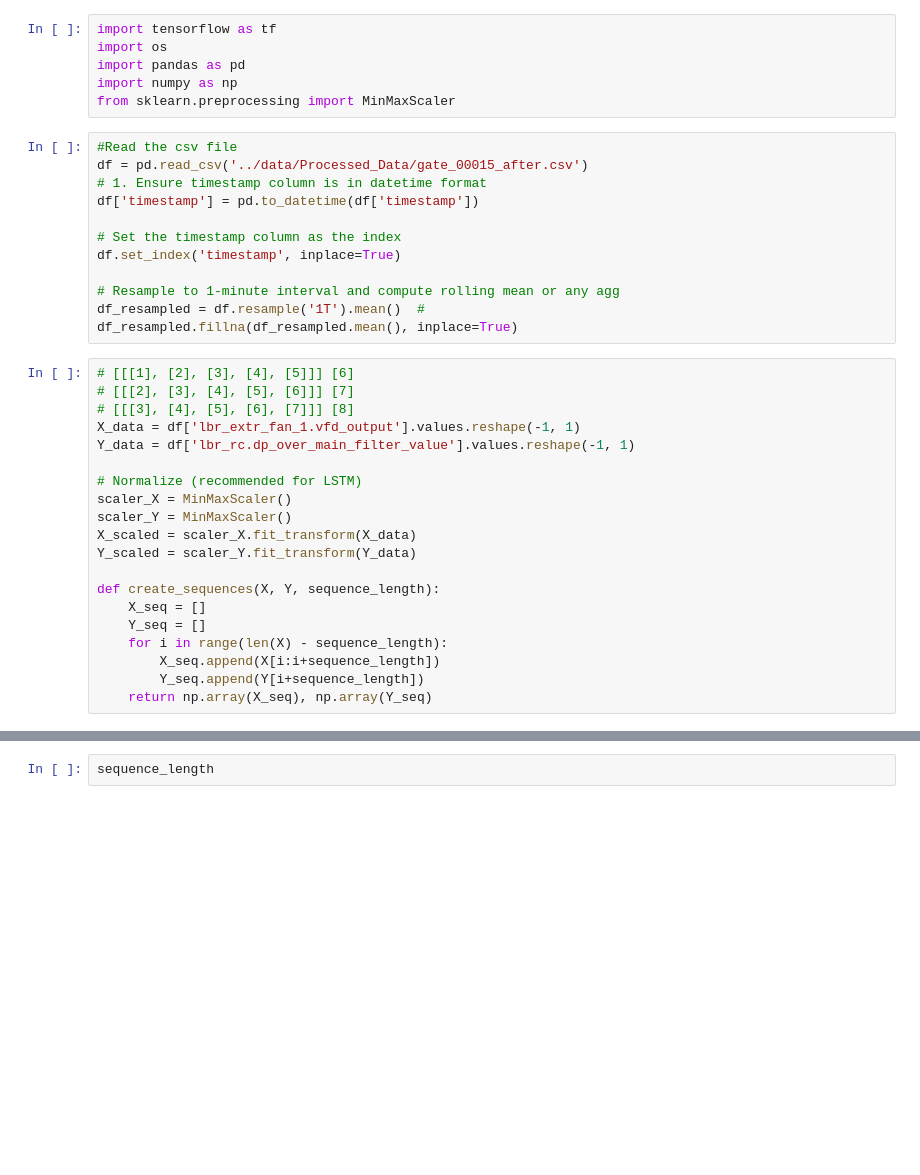
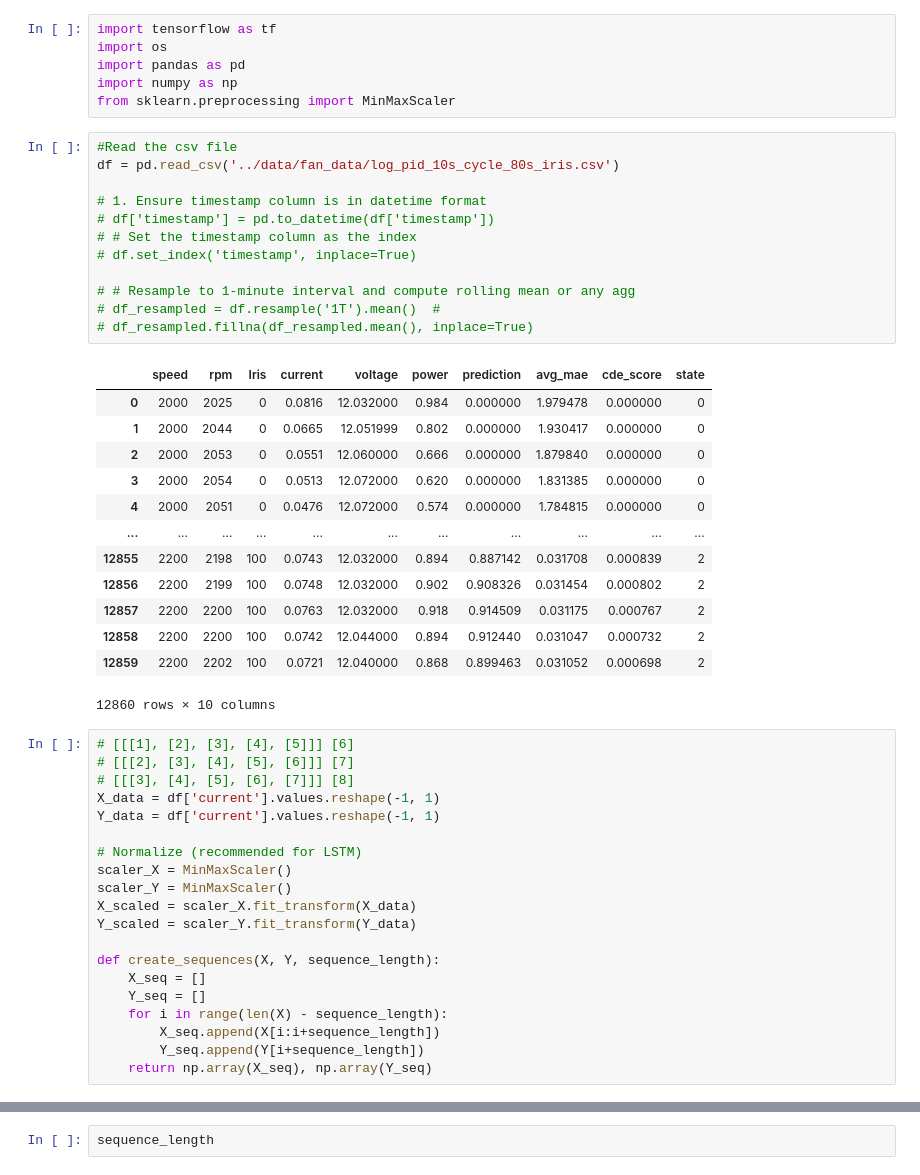
Before and after one commit to menon1234/Deep-Learning, a Jupyter notebook: RNN_Implementation/notebooks/LSTM_GRU_CNN.ipynb, the cells around one changed output, grey strips where cells are left out. Saved outputs shown, nothing was run; the diff lists cells and outputs as text; blank space fills up the shorter version.

```diff
--- a/RNN_Implementation/notebooks/LSTM_GRU_CNN.ipynb
+++ b/RNN_Implementation/notebooks/LSTM_GRU_CNN.ipynb
@@ -6,22 +6,36 @@ import numpy as np
 from sklearn.preprocessing import MinMaxScaler
 # %%
 #Read the csv file
-df = pd.read_csv('../data/Processed_Data/gate_00015_after.csv')
+df = pd.read_csv('../data/fan_data/log_pid_10s_cycle_80s_iris.csv')
+
 # 1. Ensure timestamp column is in datetime format
-df['timestamp'] = pd.to_datetime(df['timestamp'])
+# df['timestamp'] = pd.to_datetime(df['timestamp'])
+# # Set the timestamp column as the index
+# df.set_index('timestamp', inplace=True)
 
-# Set the timestamp column as the index
-df.set_index('timestamp', inplace=True)
-
-# Resample to 1-minute interval and compute rolling mean or any agg
-df_resampled = df.resample('1T').mean()  #
-df_resampled.fillna(df_resampled.mean(), inplace=True)
+# # Resample to 1-minute interval and compute rolling mean or any agg
+# df_resampled = df.resample('1T').mean()  #
+# df_resampled.fillna(df_resampled.mean(), inplace=True)
+# %% [output]
+|  | speed | rpm | Iris | current | voltage | power | prediction | avg_mae | cde_score | state |
+| 0 | 2000 | 2025 | 0 | 0.0816 | 12.032000 | 0.984 | 0.000000 | 1.979478 | 0.000000 | 0 |
+| 1 | 2000 | 2044 | 0 | 0.0665 | 12.051999 | 0.802 | 0.000000 | 1.930417 | 0.000000 | 0 |
+| 2 | 2000 | 2053 | 0 | 0.0551 | 12.060000 | 0.666 | 0.000000 | 1.879840 | 0.000000 | 0 |
+| 3 | 2000 | 2054 | 0 | 0.0513 | 12.072000 | 0.620 | 0.000000 | 1.831385 | 0.000000 | 0 |
+| 4 | 2000 | 2051 | 0 | 0.0476 | 12.072000 | 0.574 | 0.000000 | 1.784815 | 0.000000 | 0 |
+| ... | ... | ... | ... | ... | ... | ... | ... | ... | ... | ... |
+| 12855 | 2200 | 2198 | 100 | 0.0743 | 12.032000 | 0.894 | 0.887142 | 0.031708 | 0.000839 | 2 |
+| 12856 | 2200 | 2199 | 100 | 0.0748 | 12.032000 | 0.902 | 0.908326 | 0.031454 | 0.000802 | 2 |
+| 12857 | 2200 | 2200 | 100 | 0.0763 | 12.032000 | 0.918 | 0.914509 | 0.031175 | 0.000767 | 2 |
+| 12858 | 2200 | 2200 | 100 | 0.0742 | 12.044000 | 0.894 | 0.912440 | 0.031047 | 0.000732 | 2 |
+| 12859 | 2200 | 2202 | 100 | 0.0721 | 12.040000 | 0.868 | 0.899463 | 0.031052 | 0.000698 | 2 |
+12860 rows × 10 columns
 # %%
 # [[[1], [2], [3], [4], [5]]] [6]
 # [[[2], [3], [4], [5], [6]]] [7]
 # [[[3], [4], [5], [6], [7]]] [8]
-X_data = df['lbr_extr_fan_1.vfd_output'].values.reshape(-1, 1)
-Y_data = df['lbr_rc.dp_over_main_filter_value'].values.reshape(-1, 1)
+X_data = df['current'].values.reshape(-1, 1)
+Y_data = df['current'].values.reshape(-1, 1)
 
 # Normalize (recommended for LSTM)
 scaler_X = MinMaxScaler()
```
Also changed, not shown: parts of 8 cells of this notebook, 3 other files.
